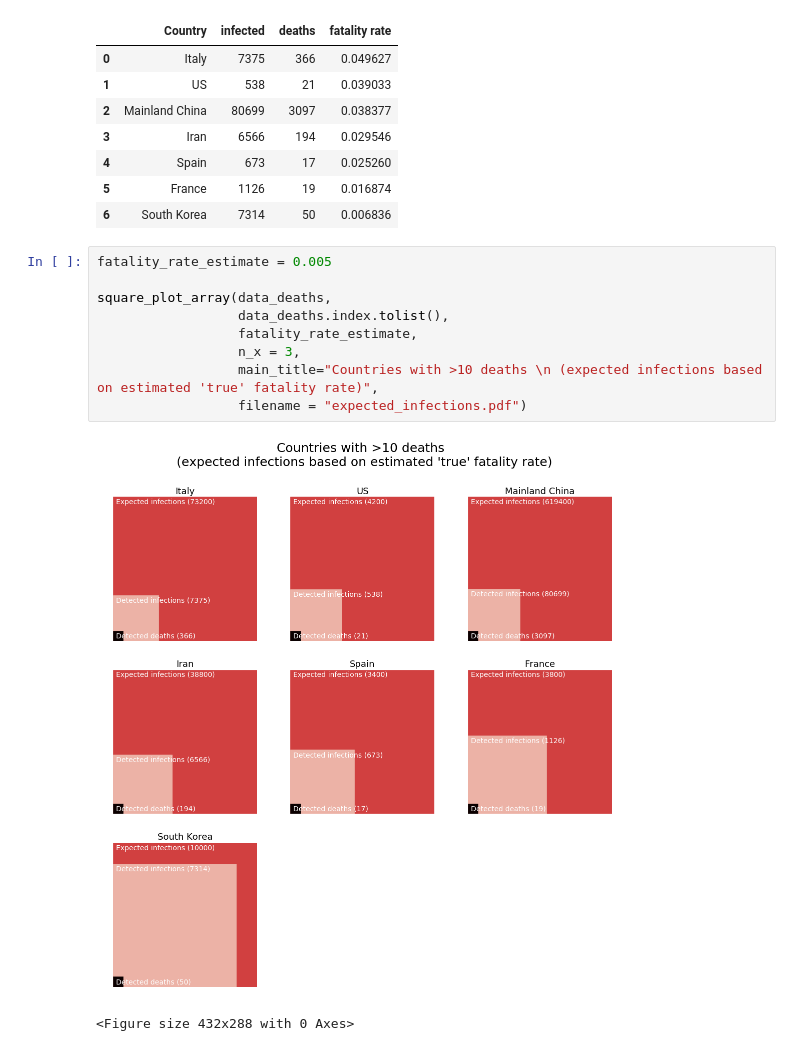
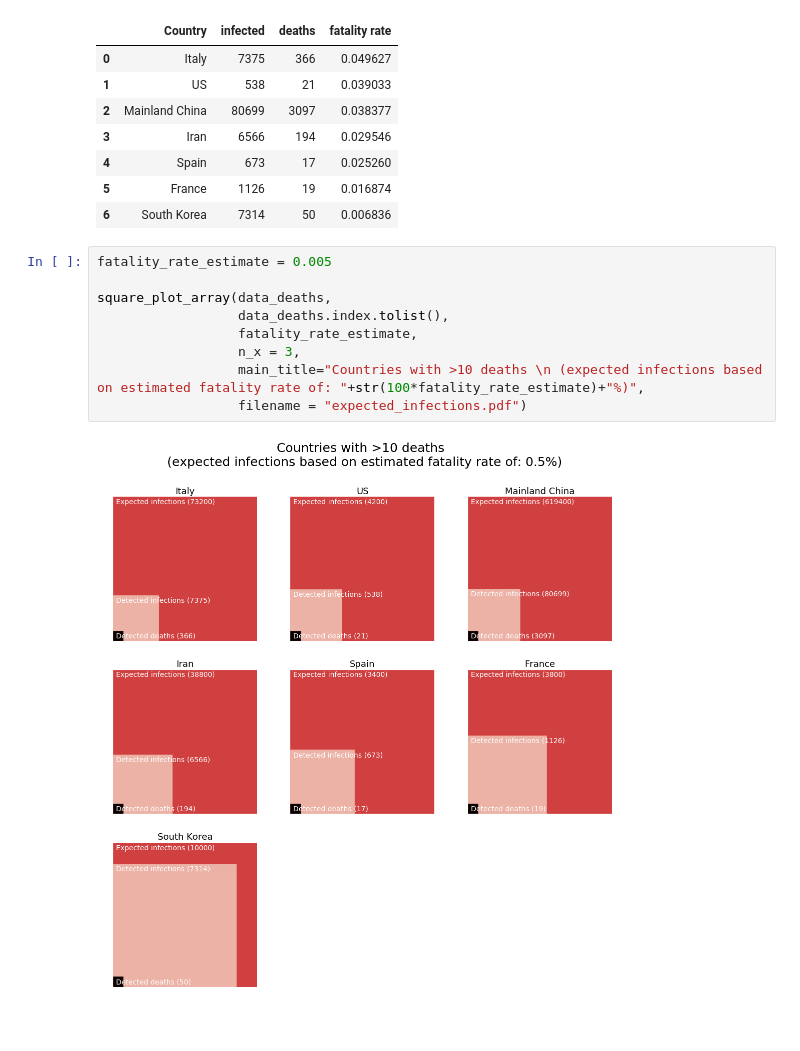
Before and after one commit to florian-huber/covid_dataviz, a Jupyter notebook: covid19_dataviz_exploration.ipynb, the cells around one changed output. Saved outputs shown, nothing was run; the diff lists cells and outputs as text.

```diff
--- a/covid19_dataviz_exploration.ipynb
+++ b/covid19_dataviz_exploration.ipynb
@@ -204,12 +203,11 @@ data_deaths
 # %%
 fatality_rate_estimate = 0.005
 
 square_plot_array(data_deaths,
                   data_deaths.index.tolist(),
                   fatality_rate_estimate,
                   n_x = 3,
-                  main_title="Countries with >10 deaths \n (expected infections based on estimated 'true' fatality rate)",
+                  main_title="Countries with >10 deaths \n (expected infections based on estimated fatality rate of: "+str(100*fatality_rate_estimate)+"%)",
                   filename = "expected_infections.pdf")
 # %% [output]
-[figure, old version]
+[figure, new version]
-<Figure size 432x288 with 0 Axes>
```
Also changed, not shown: parts of 1 cell of this notebook.
